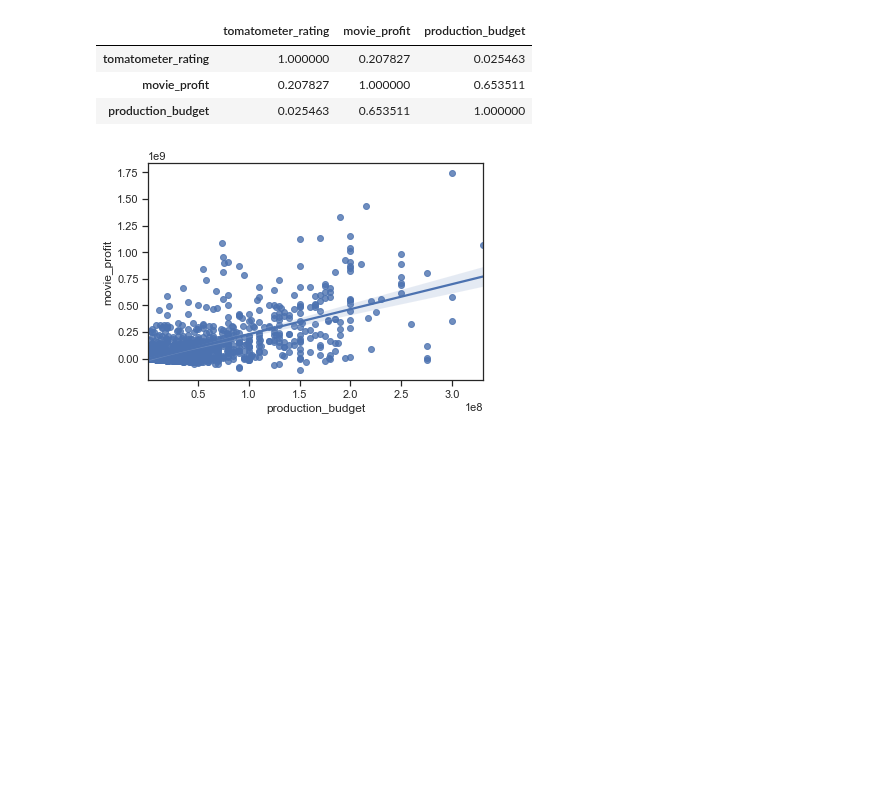
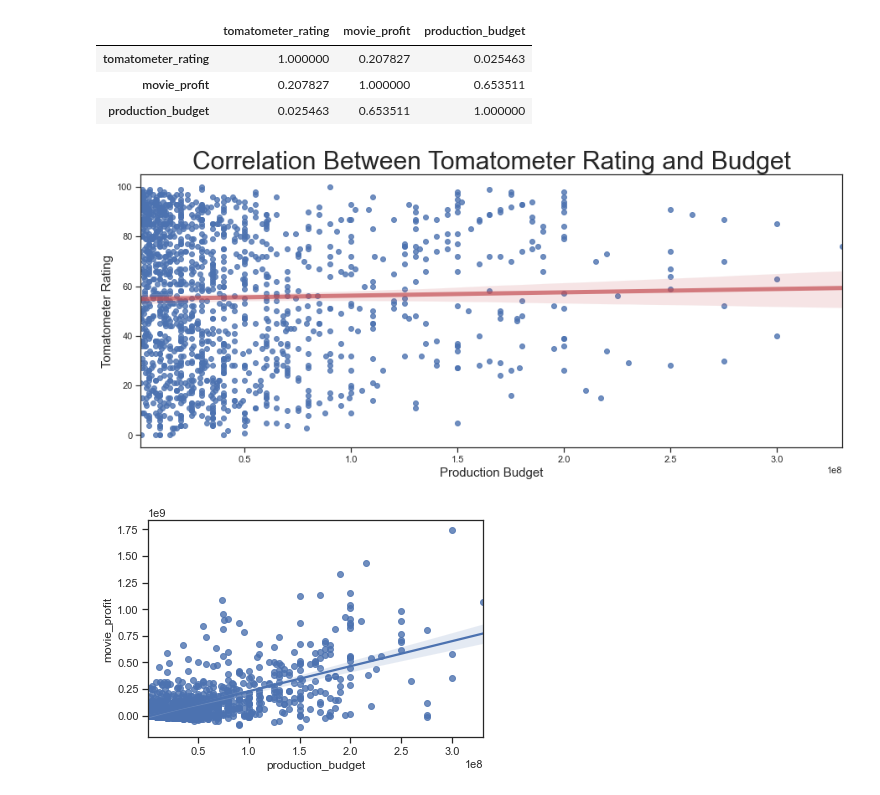
Before and after one commit to jchandleroneal/microsoft-movie-analysis, a Jupyter notebook: workspace.ipynb, the cells around one changed output. Drawn from its saved outputs; the diff is of its cells as text; code cells hidden in the pictures; blank space fills up the shorter version.

```diff
--- a/workspace.ipynb
+++ b/workspace.ipynb
@@ -302,3 +288,22 @@ upper_thres = movie_actor_budget
+# %%
+a = movie_actor_budget.production_budget
+b = movie_actor_budget.tomatometer_rating
+
+fig, ax = plt.subplots(figsize=(15,6))
+sns.regplot(a,b ,line_kws={"color":"r","alpha":0.7,"lw":5})
+
+
+frame = movie_actor_budget[movie_actor_budget.tomatometer_rating < 100]
+
+a = viz_frame.production_budget
+b = viz_frame.tomatometer_rating
+
+ax.set_title('Correlation Between Tomatometer Rating and Budget', fontsize=30)
+
+ax.set_xlabel('Production Budget', fontsize=15)
+ax.set_ylabel('Tomatometer Rating', fontsize=15);
+# %% [output]
+[figure, added]
 # %%
 x = movie_actor_budget.production_budget
 y = movie_actor_budget.movie_profit
```
Also changed, not shown: parts of 12 cells of this notebook.
